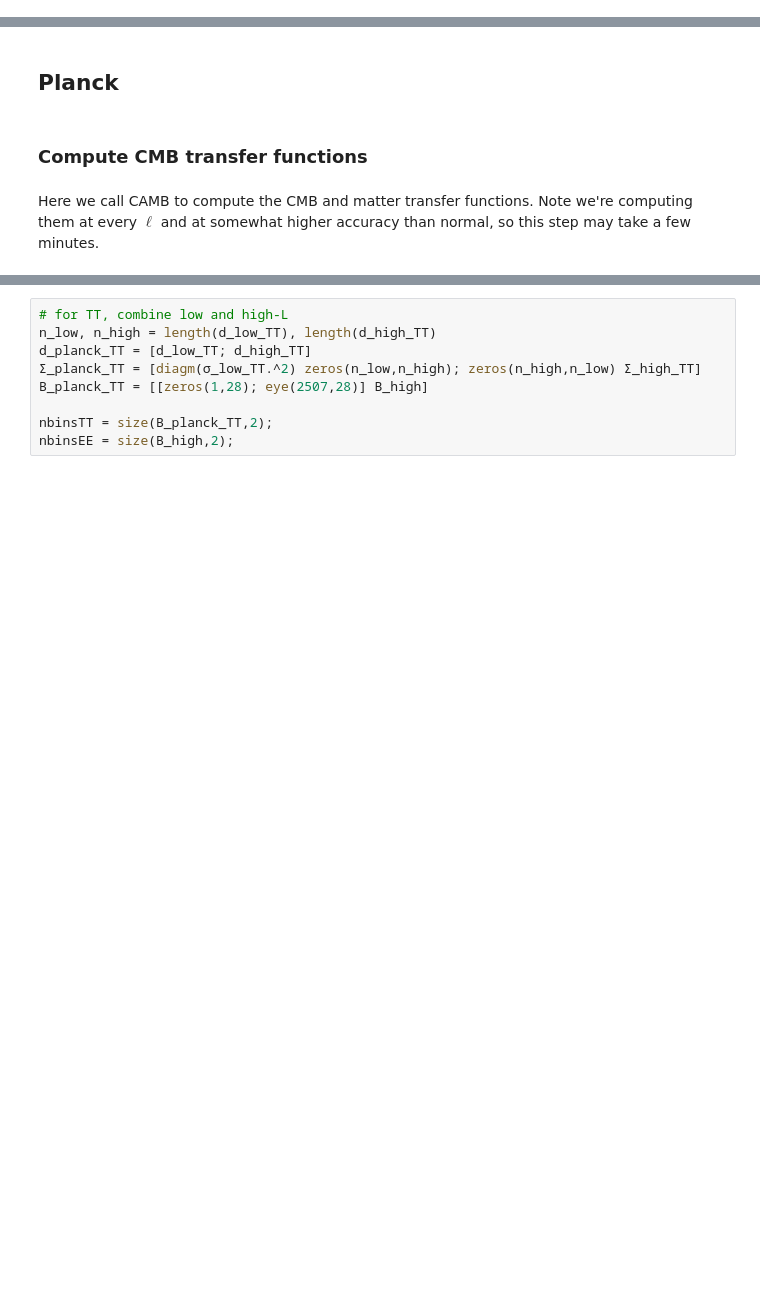
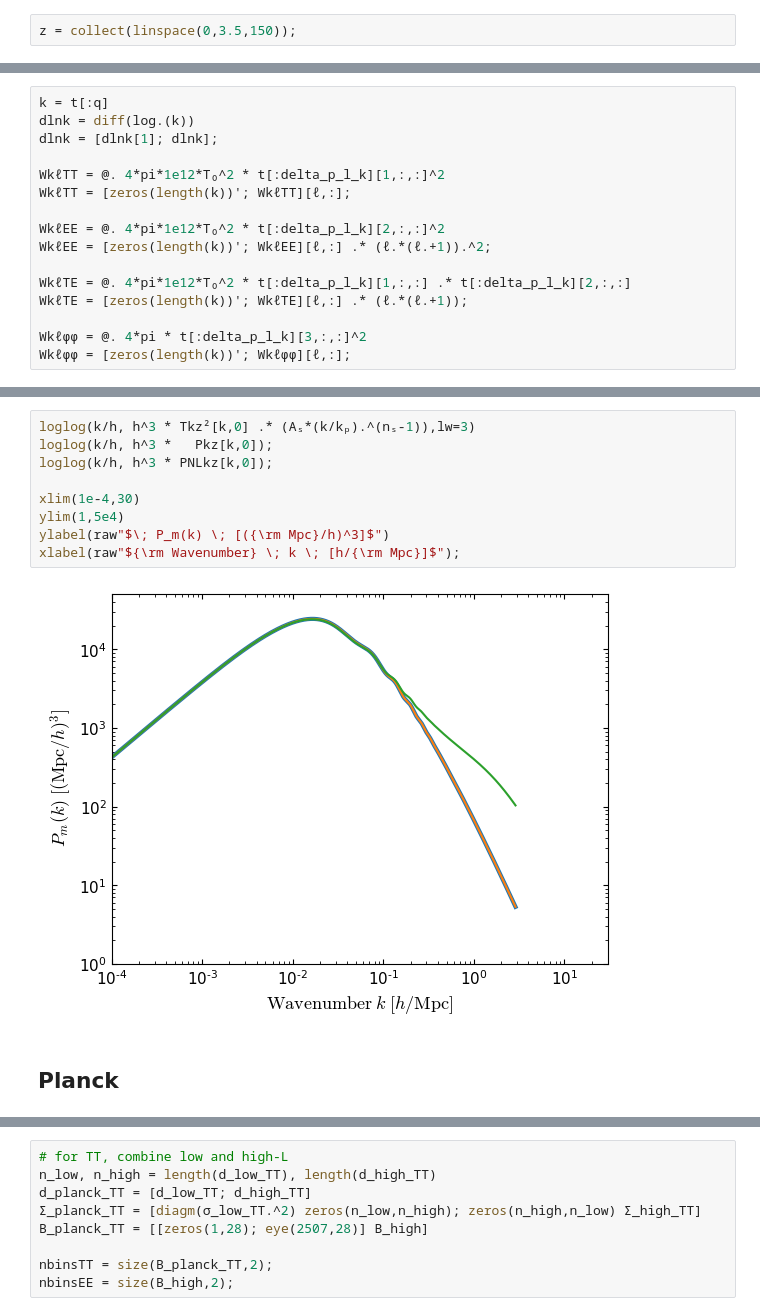
Before and after one commit to marius311/mpk_compilation, a Jupyter notebook: shared/tegfig.ipynb, the cells around one changed output, grey strips where cells are left out. Saved outputs shown, nothing was run; the diff lists cells and outputs as text; blank space fills up the shorter version.

```diff
--- a/shared/tegfig.ipynb
+++ b/shared/tegfig.ipynb
@@ -22,0 +50,2 @@ T₀  = 2.7255;
+# %%
+z = collect(linspace(0,3.5,150));
@@ -22,0 +77,16 @@ T₀  = 2.7255;
+# %%
+k = t[:q]
+dlnk = diff(log.(k))
+dlnk = [dlnk[1]; dlnk];
+
+WkℓTT = @. 4*pi*1e12*T₀^2 * t[:delta_p_l_k][1,:,:]^2
+WkℓTT = [zeros(length(k))'; WkℓTT][ℓ,:];
+
+WkℓEE = @. 4*pi*1e12*T₀^2 * t[:delta_p_l_k][2,:,:]^2
+WkℓEE = [zeros(length(k))'; WkℓEE][ℓ,:] .* (ℓ.*(ℓ.+1)).^2;
+
+WkℓTE = @. 4*pi*1e12*T₀^2 * t[:delta_p_l_k][1,:,:] .* t[:delta_p_l_k][2,:,:]
+WkℓTE = [zeros(length(k))'; WkℓTE][ℓ,:] .* (ℓ.*(ℓ.+1));
+
+Wkℓϕϕ = @. 4*pi * t[:delta_p_l_k][3,:,:]^2
+Wkℓϕϕ = [zeros(length(k))'; Wkℓϕϕ][ℓ,:];
@@ -23,6 +129,13 @@ T₀  = 2.7255;
+# %%
+loglog(k/h, h^3 * Tkz²[k,0] .* (Aₛ*(k/kₚ).^(nₛ-1)),lw=3)
+loglog(k/h, h^3 *   Pkz[k,0]);
+loglog(k/h, h^3 * PNLkz[k,0]);
+
+xlim(1e-4,30)
+ylim(1,5e4)
+ylabel(raw"$\; P_m(k) \; [({\rm Mpc}/h)^3]$")
+xlabel(raw"${\rm Wavenumber} \; k \; [h/{\rm Mpc}]$");
+# %% [output]
+[figure, added]
 # %% [markdown]
 ## Planck
-# %% [markdown]
-### Compute CMB transfer functions
-# %% [markdown]
-Here we call CAMB to compute the CMB and matter transfer functions. Note we're computing them at every $\ell$ and at somewhat higher accuracy than normal, so this step may take a few minutes.
```
Also changed, not shown: parts of 90 cells of this notebook, 1 other file.
